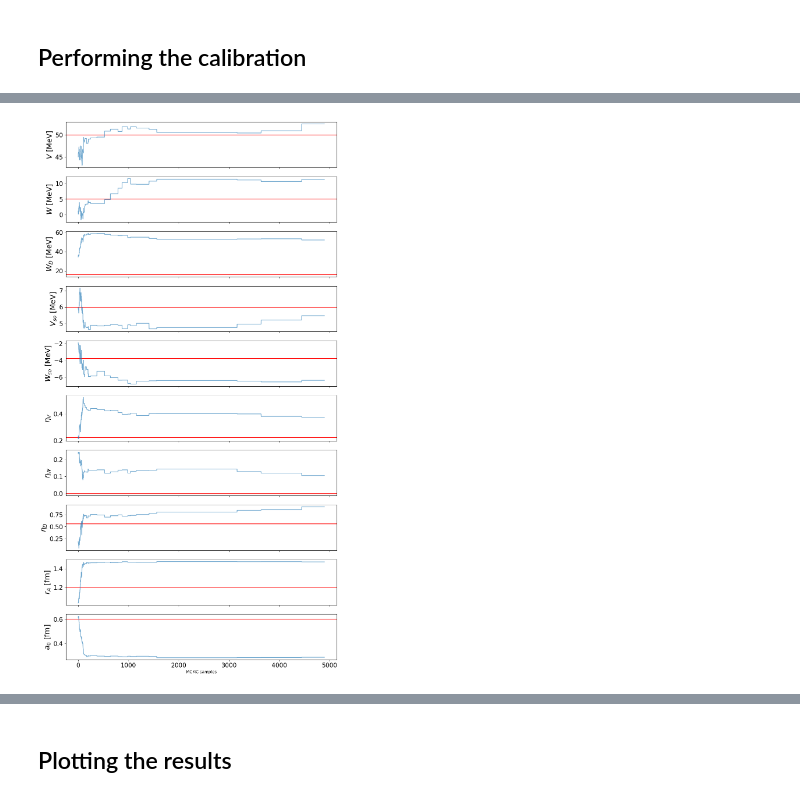
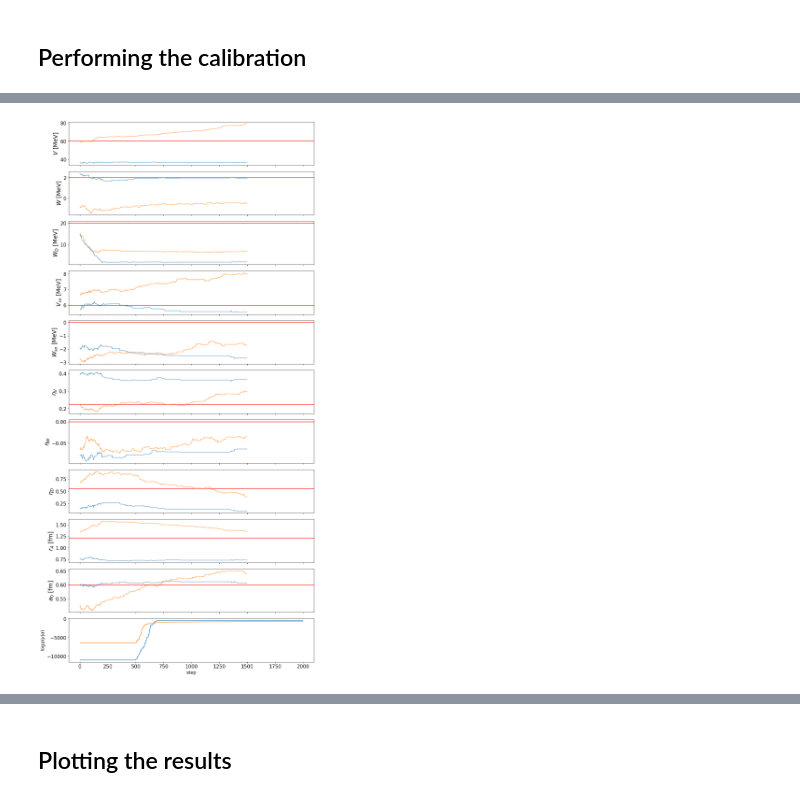
Before and after one commit to ascsn/2024-FRIB-TA-Summer-School, a Jupyter notebook: Bayesian-Reactions/reaction_model_calibration_demo/Bayes_omp_calibration_demo_FRIBTA24.ipynb, the cells around one changed output, grey strips where cells are left out. Cells and saved outputs as stored; diff of their text form; code cells hidden in the pictures.

Commit message:
calibration working with exact solver, not RBM

```diff
--- a/Bayesian-Reactions/reaction_model_calibration_demo/Bayes_omp_calibration_demo_FRIBTA24.ipynb
+++ b/Bayesian-Reactions/reaction_model_calibration_demo/Bayes_omp_calibration_demo_FRIBTA24.ipynb
@@ -625,12 +628,14 @@ In real life, we should really do some more thorough convergence testing to make
 # %% [markdown]
 ## Visualizing the prior
 # %%
+elm_prior = {}
 fig, (ax1, ax2) = plt.subplots(1, 2, figsize=(10, 6), sharey=True)
 for A, ax in zip(data.keys(), [ax1, ax2]):
     offset = 1
     ax.set_title(r"$^{%d}$Ca $(n,n)$" % A)
     ax.set_xlabel(r"$\theta$ [deg]")
     ax.set_xlim([0, 190])
+    elm_prior[A] ={}
     for experiment in data[A].keys():
         # plot experiment
         x, y, dy = (
@@ -663,11 +668,11 @@ for A, ax in zip(data.keys(), [ax1, ax2]):
         total_N = len(prior)
         for i in tqdm(range(N_samples)):
             params = el_model_params(*isotope, *prior[i, :])
-            xs[:, i] = emulators[A][experiment].emulate_xs(params, angles=angles).dsdo
+            xs[:, i] = emulators[A][experiment].exact_xs(params, angles=angles).dsdo
 
         # get a credible interval describing the ELM predictive posterior
         # for this experiment
-        elm_pred_post[A][experiment] = (
+        elm_prior[A][experiment] = (
             np.percentile(xs, 5, axis=1),
             np.percentile(xs, 95, axis=1),
         )
@@ -675,8 +680,8 @@ for A, ax in zip(data.keys(), [ax1, ax2]):
         # plot ELM
         ax.fill_between(
             angles * 180 / np.pi,
-            offset * elm_pred_post[A][experiment][0],
-            offset * elm_pred_post[A][experiment][1],
+            offset * elm_prior[A][experiment][0],
+            offset * elm_prior[A][experiment][1],
             color="#FFCC80",
             alpha=0.5,
         )
@@ -691,7 +696,7 @@ for A, ax in zip(data.keys(), [ax1, ax2]):
 
 leg_models = [
     Line2D([0], [0], color="#bc5090", label=r"KDUQ $95\%$ credible interval", alpha=0.5),
-     Line2D([0], [0], color="#FFCC80", label=r"ELM prior $95\%$ credible interval", alpha=0.5),
+    Line2D([0], [0], color="#FFCC80", label=r"ELM prior $95\%$ credible interval", alpha=0.5),
 ]
 leg1 = ax1.legend(handles=leg_models, loc="upper right")
 ax1.add_artist(leg1)
@@ -710,7 +715,6 @@ WARNING:matplotlib.legend:No artists with labels found to put in legend.  Note t
 # %%
 emulator_err = 0.05
 model_err = 0.05
-
 
 def log_likelihood(subparams):
     log_likelihood = 0
@@ -723,10 +727,10 @@ def log_likelihood(subparams):
                 data[A][experiment][:, 1],
                 data[A][experiment][:, 2],
             )
-            y_model = emulators[A][experiment].emulate_xs(params).dsdo
+            y_model = emulators[A][experiment].exact_xs(params).dsdo
+            residual = (y - y_model) ** 2
             log_likelihood -= 0.5 * np.sum(
-                (y - y_model) ** 2
-                / (dy + emulator_err * y_model + model_err * y_model) ** 2
+                residual / (dy + emulator_err * y_model + model_err * y_model) ** 2
             )
     return log_likelihood
 # %%
@@ -739,21 +743,22 @@ def log_posterior(subparams):
 ## Performing the calibration
 # %%
 # I'm walkin here
-n_walkers = 1
+n_walkers = 6
 n_accepted = np.zeros(n_walkers)
-n_iter = 5000
-n_burn = 100
+n_iter = 2000
+n_burn = 500
 
 # place to put samples
 mcmc_samples = np.zeros((n_walkers, n_iter - n_burn, elm_num_sub_params))
 
 # proposal distribution
-step_sizes0 = 0.1 * np.sqrt(np.diag(covariance))
+step_sizes0 = 0.02 * np.sqrt(np.diag(covariance))
 step_distribution_mean = np.zeros(elm_num_sub_params)
 step_distribution_cov = np.zeros((elm_num_sub_params, elm_num_sub_params))
 step_distribution_cov += np.diag(step_sizes0) ** 2
 # %%
 %%time
+log_post = np.zeros((n_walkers, n_iter))
 for i in range(n_walkers):
     # start walker by grabbing a sample from the prior
     sample = prior[i]
@@ -763,7 +768,11 @@ for i in range(n_walkers):
         next_sample = sample + np.random.multivariate_normal(
             step_distribution_mean, step_distribution_cov
         )
-        acceptance_prob = np.exp(-log_posterior(next_sample) + log_posterior(sample))
+        lp= log_posterior(sample)
+        nlp = log_posterior(next_sample)
+        log_post[i][j] = lp
+
+        acceptance_prob = np.exp( lp -  nlp )
 
         if j >= n_burn:
             if np.random.rand() > acceptance_prob:
@@ -777,19 +786,25 @@ Wall time: 2min 23s
 # %%
 plt.rc("xtick", labelsize=15)
 plt.rc("ytick", labelsize=15)
-fig, axs = plt.subplots(elm_num_sub_params, 1, figsize=(12, 24), sharex="all")
+fig, axs = plt.subplots(elm_num_sub_params +1, 1, figsize=(12, 24), sharex="all")
 
+# plot samples
 for i in range(elm_num_sub_params):
     axs[i].axhline(y=mean[i], color="r")
     axs[i].set_ylabel(elm_param_labels[i], fontsize=18)
     for j in range(n_walkers):
         axs[i].plot(mcmc_samples[j,:,i], alpha=0.65)
 
+# plot log posteripor
+for i in range(n_walkers):
+    axs[-1].plot(log_post[i,:])
+    axs[-1].set_ylabel(r"$\log{ p(y | \alpha)}$", fontsize=14)
 
-plt.xlabel("MCMC samples")
+plt.xlabel("step", fontsize=14)
+plt.tight_layout()
 plt.show()
 # %% [output]
-[figure, old version]
+[figure, new version]
 # %%
 acceptance_ratios = n_accepted / (n_iter - n_burn)
 print(f'Acceptance ratios (should be around 1/3): {acceptance_ratios}')
```
Also changed, not shown: parts of 18 cells of this notebook.
